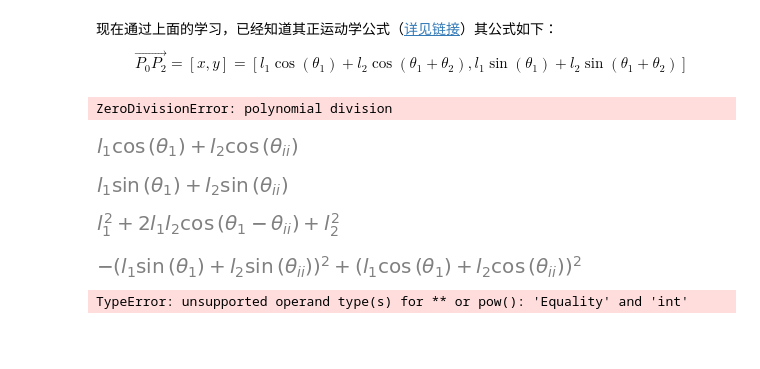
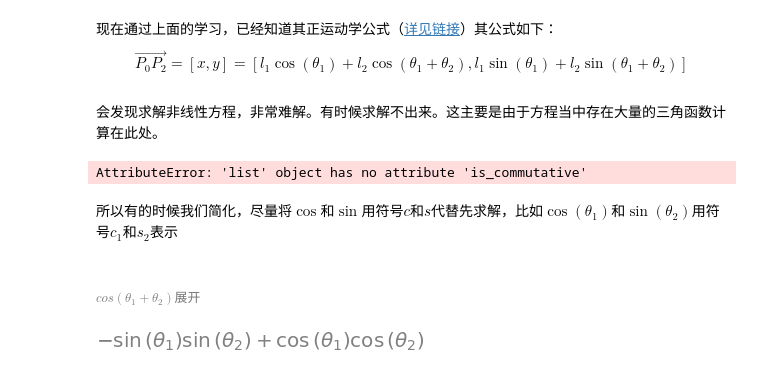
Before and after one commit to neomakers/AppliedRobotics, a Jupyter notebook: 教学设计.ipynb, the cells around one changed output. Saved outputs shown, nothing was run; the diff lists cells and outputs as text; code cells hidden in the pictures; blank space fills up the shorter version.

```diff
--- a/教学设计.ipynb
+++ b/教学设计.ipynb
@@ -281,55 +281,33 @@ $$
 $$
 \overrightarrow{P_0P_2}=[x,y] = \left[ l_1 \cos(θ_1) + l_2 \cos(θ_1 + θ_2), l_1 \sin(θ_1) + l_2 \sin(θ_1 + θ_2) \right]
 $$
+# %% [markdown]
+会发现求解非线性方程，非常难解。有时候求解不出来。这主要是由于方程当中存在大量的三角函数计算在此处。
 # %%
 import sympy as sp
 
 # 定义符号变量，并对变量进行限制
 l1, l2 = sp.symbols('l1 l2', positive=True, real=True)  # l1 和 l2 都是大于 0 的正实数
-theta1, theta2, x, y = sp.symbols('theta1 theta_{ii} x y', real=True)  # theta1、theta2、x、y 都为实数
+theta1, theta2, x, y = sp.symbols('theta1 theta2 x y', real=True)  # theta1、theta2、x、y 都为实数
 
 # 设定逆运动学的方程
 eq_x = l1 * sp.cos(theta1) + l2 * sp.cos(theta1 + theta2) - x
 eq_y = l1 * sp.sin(theta1) + l2 * sp.sin(theta1 + theta2) - y
 
 # 尝试符号解
-solutions = sp.solve([eq_x, eq_y], [theta1, theta2], dict=True)
+sp.solve_triangulated([eq_x, eq_y], [theta1, theta2], dict=True)
 # %% [output]
-ZeroDivisionError: polynomial division
+AttributeError: 'list' object has no attribute 'is_commutative'
+# %% [markdown]
+所以有的时候我们简化，尽量将$\cos$和$\sin$用符号$c$和$s$代替先求解，比如$\cos(\theta_1)$和$\sin(\theta_2)$用符号$c_1$和$s_2$表示
+# %% [markdown]
+###### $cos(\theta_1+\theta_2)展开$
 # %%
 import sympy as sp
 
 # 定义符号变量，并对变量进行限制
 l1, l2 = sp.symbols('l1 l2', positive=True, real=True)  # l1 和 l2 都是大于 0 的正实数
-theta1, theta_ii, x, y = sp.symbols('theta1 theta_ii x y', real=True)  # theta1、theta2、x、y 都为实数
+theta1, theta2, x, y = sp.symbols('theta1 theta2 x y', real=True)  # theta1、theta2、x、y 都为实数
+sp.expand_trig(sp.cos(theta1+theta2))
+# %% [output]
+[figure, added]
-# %%
-
-# 提取方程的左侧和右侧（我们这里只考虑左侧，因为右侧是已知的 x 和 y）
-lhs_x = l1 * sp.cos(theta1) + l2 * sp.cos(theta_ii)
-lhs_x
-# %% [output]
-[figure, removed]
-# %%
-
-lhs_y = l1 * sp.sin(theta1) + l2 * sp.sin(theta_ii)
-lhs_y
-# %% [output]
-[figure, removed]
-# %%
-# 将 eq_x 和 eq_y 的左侧平方并相加
-eq_sum = sp.simplify((lhs_x)**2 + (lhs_y)**2)
-eq_sum
-# %% [output]
-[figure, removed]
-# %%
-(lhs_x)**2 - (lhs_y)**2
-# %% [output]
-[figure, removed]
-# %%
-# 将 eq_x 和 eq_y 平方并相加
-eq_sum = sp.simplify(eq_x**2 + eq_y**2)
-
-# 展示结果
-eq_sum
-# %% [output]
-TypeError: unsupported operand type(s) for ** or pow(): 'Equality' and 'int'
```
Also changed, not shown: parts of 10 cells of this notebook.
